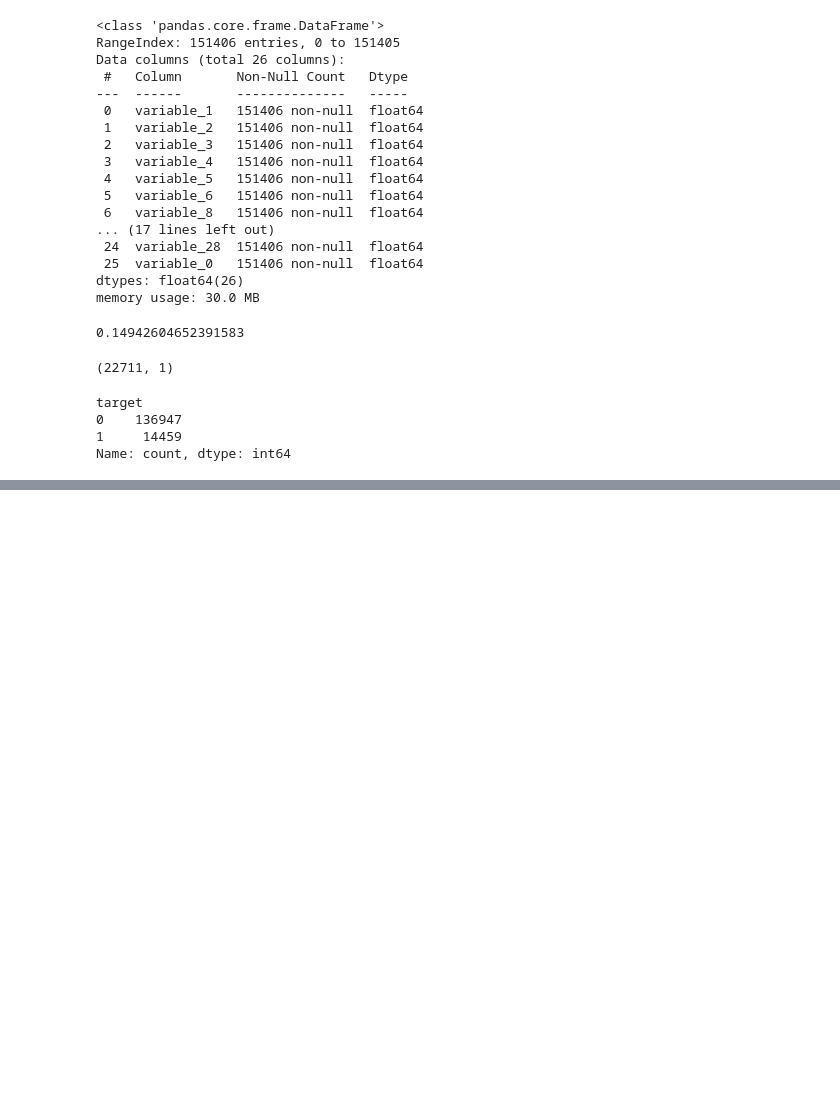
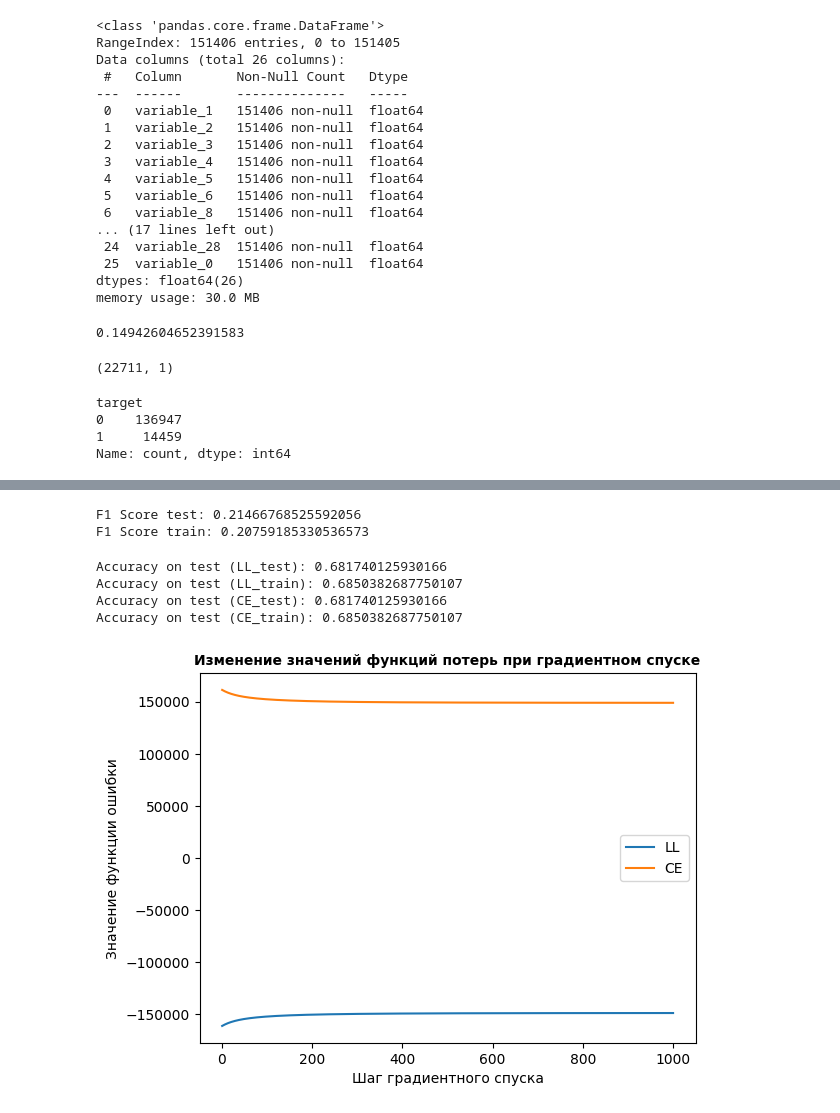
Before and after one commit to Ghostikxd/4.1_labs, a Jupyter notebook: lab2/lab2.ipynb, the cells around one changed output, grey strips where cells are left out. Cells and saved outputs as stored; diff of their text form; code cells hidden in the pictures; blank space fills up the shorter version.

```diff
--- a/lab2/lab2.ipynb
+++ b/lab2/lab2.ipynb
@@ -213,0 +218,8 @@ _ = disp.plot(cmap=plt.cm.Blues)
+# %%
+f1 = f1_score(target_test, model.predict(features_test))
+print(f"F1 Score test: {f1}")
+f1 = f1_score(target_train, model.predict(features_train))
+print(f"F1 Score train: {f1}")
+# %% [output]
+F1 Score test: 0.21466768525592056
+F1 Score train: 0.20759185330536573
@@ -213,0 +236,45 @@ _ = disp.plot(cmap=plt.cm.Blues)
+# %%
+features_train_oversampled = pd.concat([features_train[target_train == 0], minority_oversample]).reset_index(drop=True)
+target_train_oversampled = np.array([np.zeros(len(target_train[target_train == 0])), np.ones(len(minority_oversample))]).reshape(-1, 1)
+# %%
+model = LogisticRegressionGD()
+steps_LL, errors_LL = model.fit(
+    features_train_oversampled,
+    target_train_oversampled,
+    alpha=0.01,
+    epsylon=0.01,
+    max_steps=1000,
+    Rtype="LL"
+)
+print(f"Accuracy on test (LL_test): {model.accuracy(features_test, target_test)[0]}")
+print(f"Accuracy on test (LL_train): {model.accuracy(features_train, target_train)[0]}")
+steps_CE, errors_CE = model.fit(
+    features_train_oversampled,
+    target_train_oversampled,
+    alpha=0.01,
+    epsylon=0.01,
+    max_steps=1000,
+    Rtype="CE"
+)
+print(f"Accuracy on test (CE_test): {model.accuracy(features_test, target_test)[0]}")
+print(f"Accuracy on test (CE_train): {model.accuracy(features_train, target_train)[0]}")
+# %% [output]
+Accuracy on test (LL_test): 0.681740125930166
+Accuracy on test (LL_train): 0.6850382687750107
+Accuracy on test (CE_test): 0.681740125930166
+Accuracy on test (CE_train): 0.6850382687750107
+# %%
+fig = plt.figure()
+ax = fig.add_subplot()
+
+ax.set_title('Изменение значений функций потерь при градиентном спуске', fontsize=10, fontweight='bold')
+
+ax.set_xlabel('Шаг градиентного спуска')
+ax.set_ylabel('Значение функции ошибки')
+_ = ax.plot(steps_LL, errors_LL, label='LL')
+_ = ax.plot(steps_CE, errors_CE, label='CE')
+
+handles, labels = ax.get_legend_handles_labels()
+_ = ax.legend(handles, labels)
+# %% [output]
+[figure, added]
```
Also changed, not shown: parts of 8 cells of this notebook.
